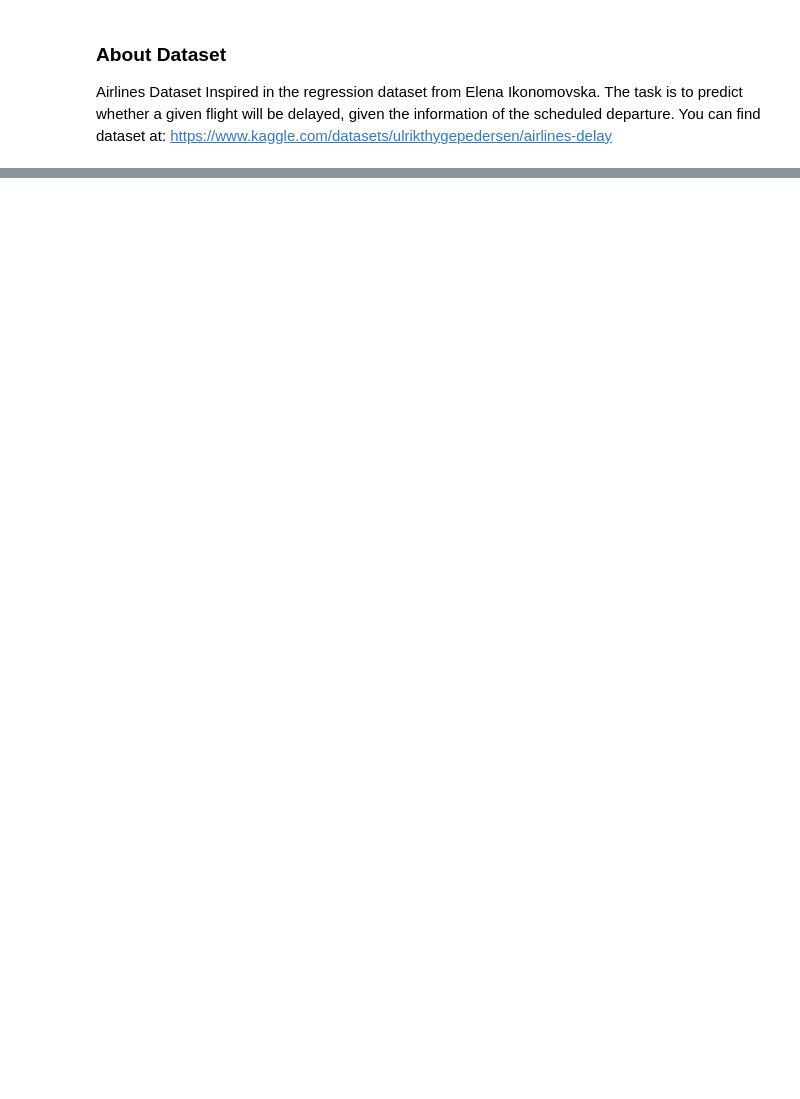
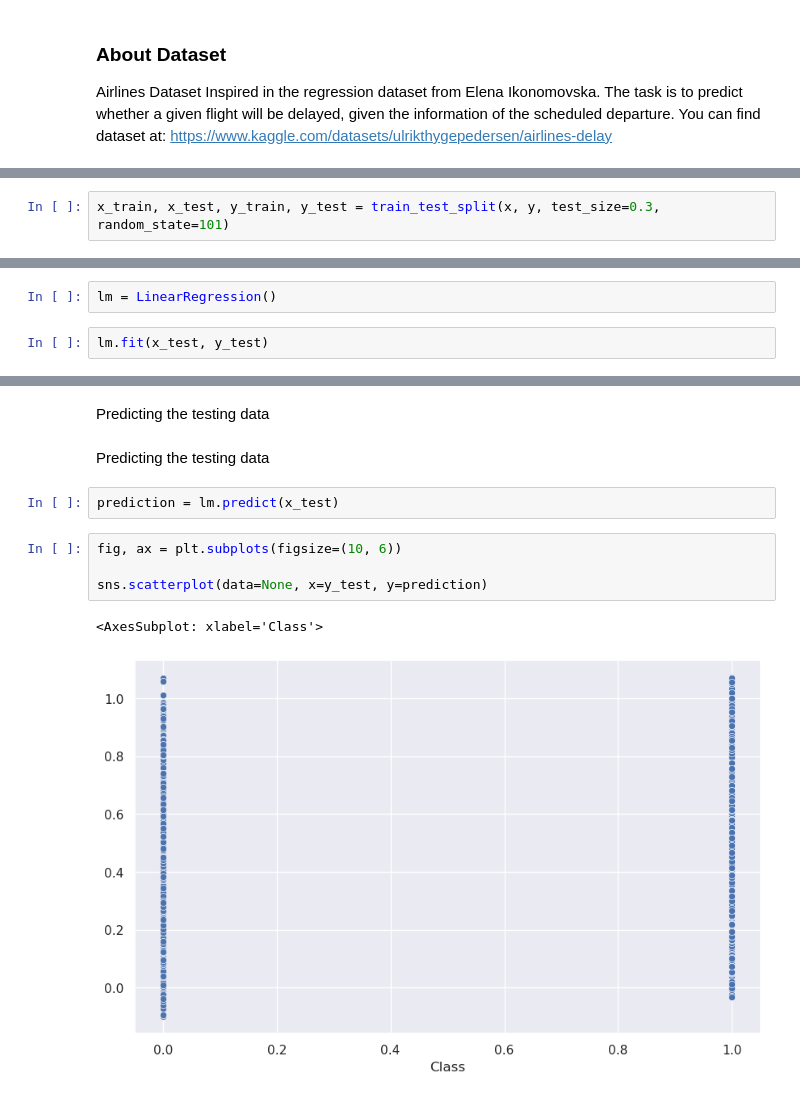
Before and after one commit to mahdi13830510/Airlines_delay_prediction, a Jupyter notebook: Airlines_delay.ipynb, the cells around one changed output, grey strips where cells are left out. Cells and saved outputs as stored; diff of their text form; blank space fills up the shorter version.

```diff
--- a/Airlines_delay.ipynb
+++ b/Airlines_delay.ipynb
@@ -25,0 +82,2 @@ df.head()
+# %%
+x_train, x_test, y_train, y_test = train_test_split(x, y, test_size=0.3, random_state=101)
@@ -25,0 +86,4 @@ df.head()
+# %%
+lm = LinearRegression()
+# %%
+lm.fit(x_test, y_test)
@@ -25,0 +129,13 @@ df.head()
+# %% [markdown]
+Predicting the testing data
+# %% [markdown]
+Predicting the testing data
+# %%
+prediction = lm.predict(x_test)
+# %%
+fig, ax = plt.subplots(figsize=(10, 6))
+
+sns.scatterplot(data=None, x=y_test, y=prediction)
+# %% [output]
+<AxesSubplot: xlabel='Class'>
+[figure, added]
```
Also changed, not shown: parts of 33 cells of this notebook.
